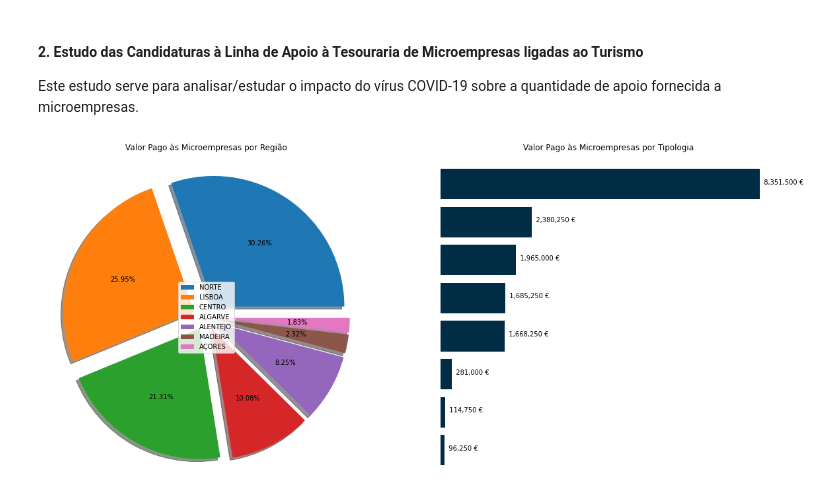
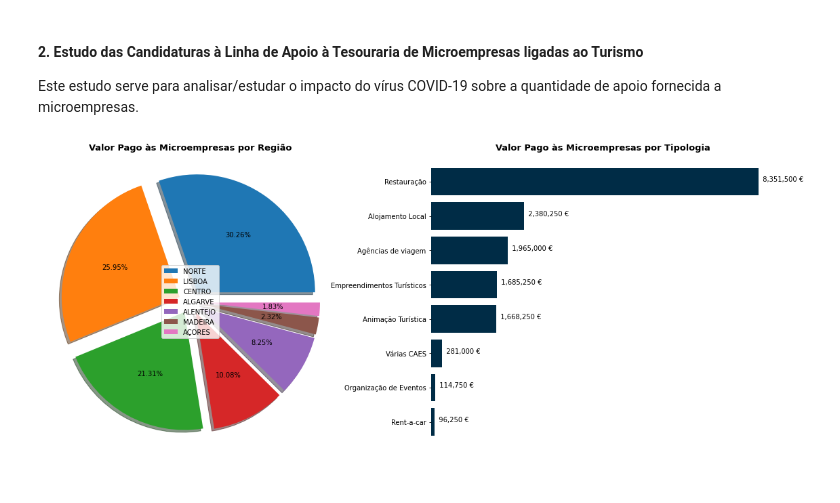
Before and after one commit to diogoesnog/COVID-19, a Jupyter notebook: cartografiaTA.ipynb, the cells around one changed output. Cells and saved outputs as stored; diff of their text form; code cells hidden in the pictures.

```diff
--- a/cartografiaTA.ipynb
+++ b/cartografiaTA.ipynb
@@ -199,29 +201,32 @@ plt.show()
 #### 2. Estudo das Candidaturas à Linha de Apoio à Tesouraria de Microempresas ligadas ao Turismo
 Este estudo serve para analisar/estudar o impacto do vírus COVID-19 sobre a quantidade de apoio fornecida a microempresas.
 # %%
-plt.figure(figsize=(20,20))
+plt.figure(figsize=(20,20)).subplots_adjust(hspace=.5)
 
 ax1 = plt.subplot(2,2,1)
-
 explode = turismoRegiaoPT['Valor Pago'].apply(lambda x:x > 100)
 explode = explode.apply(lambda x:0.1 if x == True else 0)
 
 plt.pie(turismoRegiaoPT['Valor Pago'], explode=explode, autopct = '%1.2f%%', shadow=True)
 
 plt.legend(turismoRegiaoPT['Região'], loc = "center")
-plt.title("Valor Pago às Microempresas por Região")
+plt.title("Valor Pago às Microempresas por Região", fontdict={'fontsize': 13, 'fontweight': 'bold'})
 
 tipologia = turismoTipologiaPT.sort_values(by=['Valor Pago'], ascending=True)
 ax2 = plt.subplot(2,2,2)
-ax2.axis("off")
+ax2.axes.get_xaxis().set_visible(False)
+ax2.spines['top'].set_visible(False)
+ax2.spines['bottom'].set_visible(False)
+ax2.spines['right'].set_visible(False)
+ax2.spines['left'].set_visible(False)
 x1 = tipologia['Tipologia']
 y1 = tipologia['Valor Pago']
 plt.barh(x1, y1, color = "#002c46")
 
 for i, v in enumerate(y1):
     ax2.text(v , i , str("  {:,}".format(v) + " €"))
 
-plt.title("Valor Pago às Microempresas por Tipologia")
+plt.title("Valor Pago às Microempresas por Tipologia", fontdict={'fontsize': 13, 'fontweight': 'bold'})
 plt.show()
 # %% [output]
-[figure, old version]
+[figure, new version]
```
Also changed, not shown: parts of 2 cells of this notebook.
